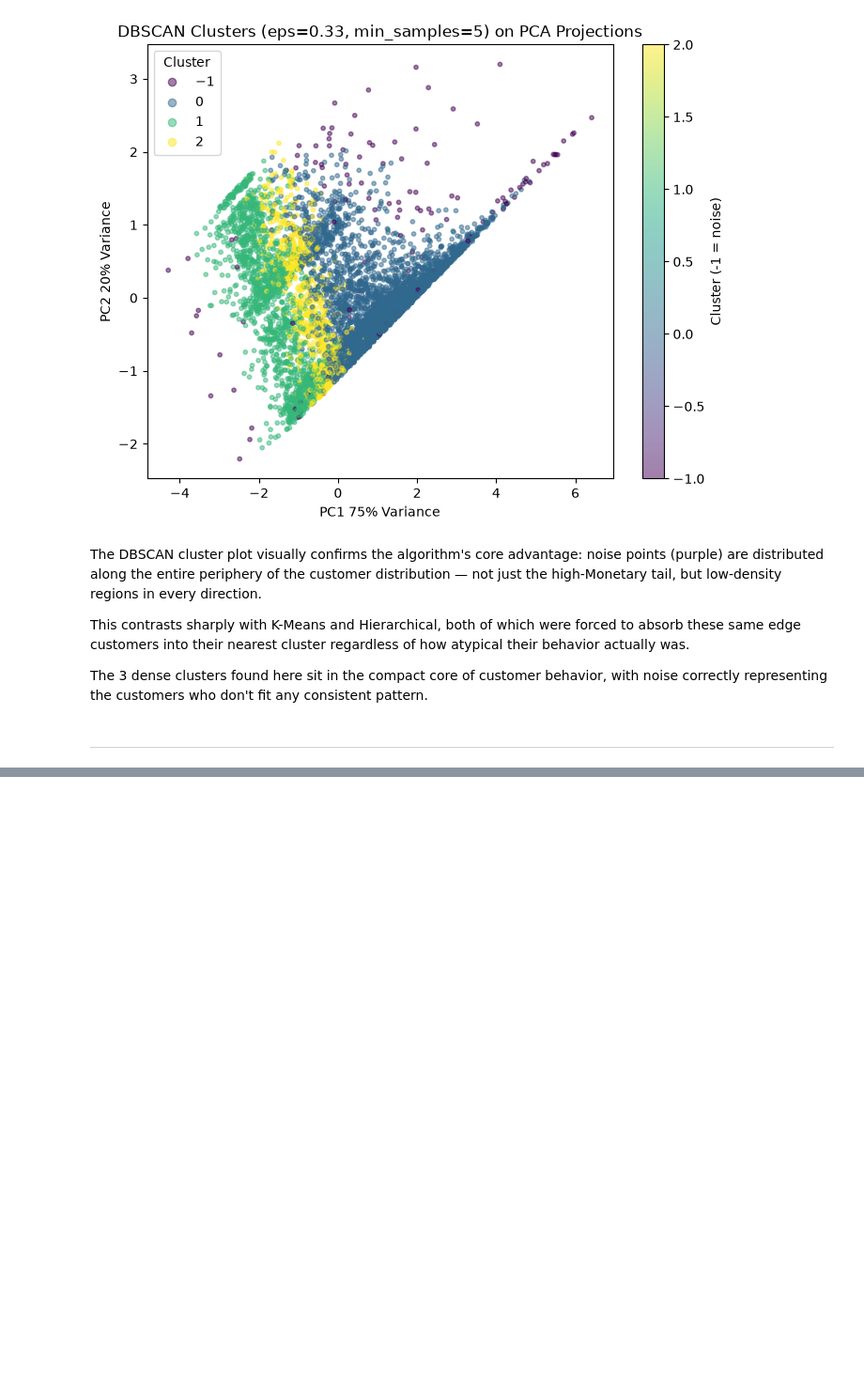
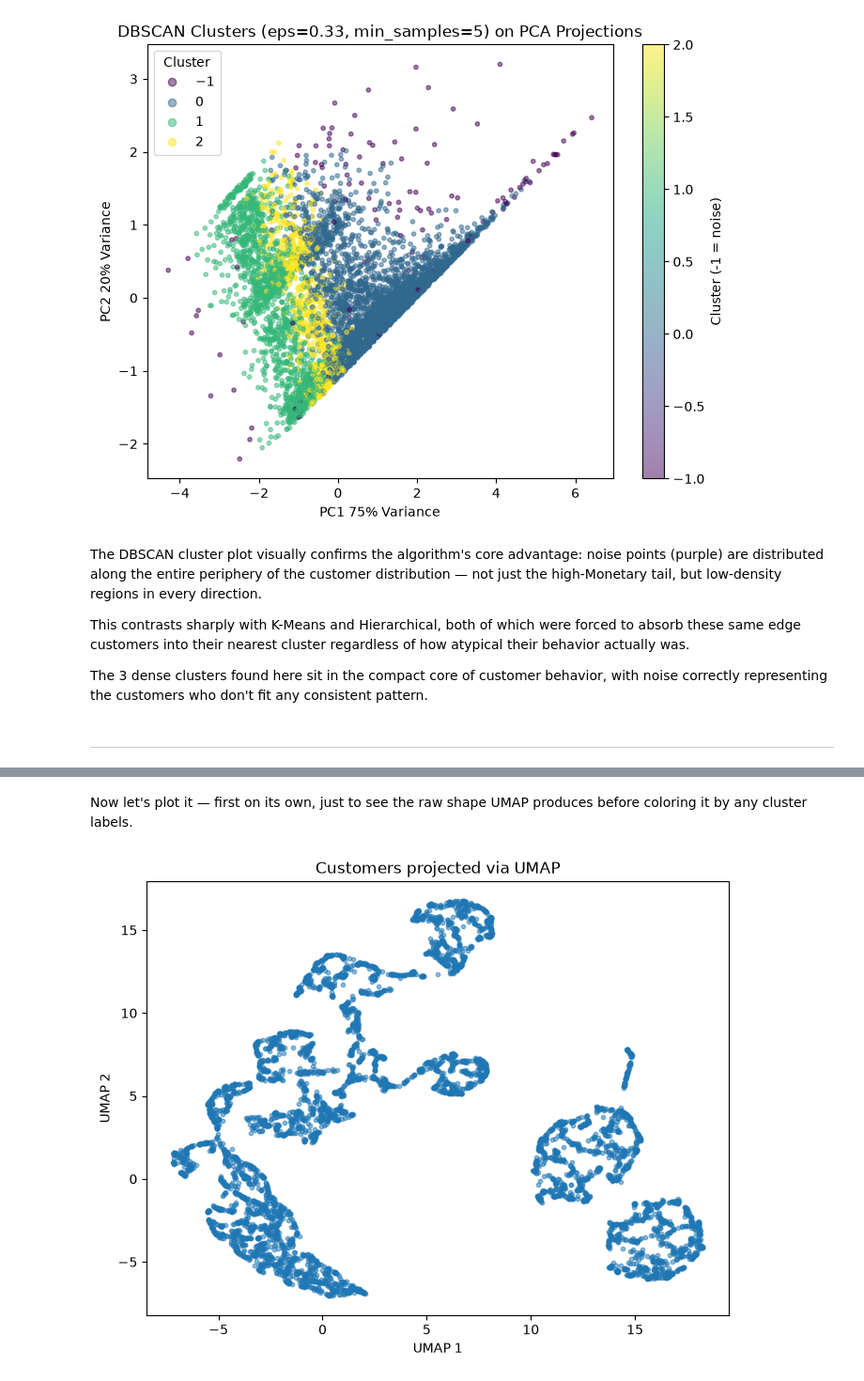
Before and after one commit to clayniranjan-web/customer-segmentation-clustering, a Jupyter notebook: Notebooks/02_modeling.ipynb, the cells around one changed output, grey strips where cells are left out. Shown at 94% size. Saved outputs shown, nothing was run; the diff lists cells and outputs as text; code cells hidden in the pictures; blank space fills up the shorter version.

Commit message:
Add UMAP: KMeans, Hierarchical and DBSACN's labels on it

```diff
--- a/Notebooks/02_modeling.ipynb
+++ b/Notebooks/02_modeling.ipynb
@@ -349,0 +357,15 @@ The 3 dense clusters found here sit in the compact core of customer behavior, wi
+# %%
+reducer = umap.UMAP(n_neighbors=15, min_dist=0.1, random_state=42)
+# %%
+umap_result = reducer.fit_transform(feature_scaled_df)
+# %% [markdown]
+Now let's plot it — first on its own, just to see the raw shape UMAP produces before coloring it by any cluster labels.
+# %%
+plt.figure(figsize=(8,6))
+plt.scatter(umap_result[:, 0], umap_result[:, 1], alpha=0.5, s=10)
+plt.xlabel('UMAP 1')
+plt.ylabel('UMAP 2')
+plt.title('Customers projected via UMAP')
+plt.show()
+# %% [output]
+[figure, added]
```
Also changed, not shown: parts of 8 cells of this notebook.
